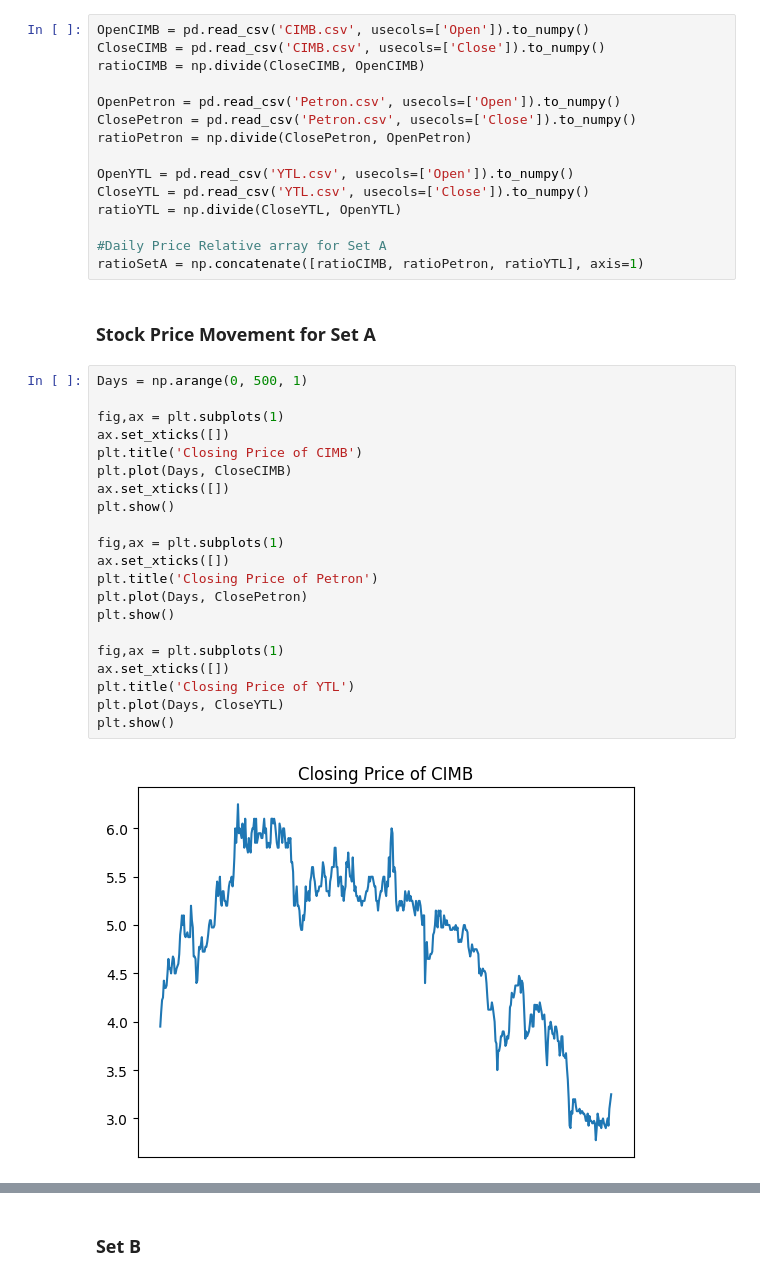
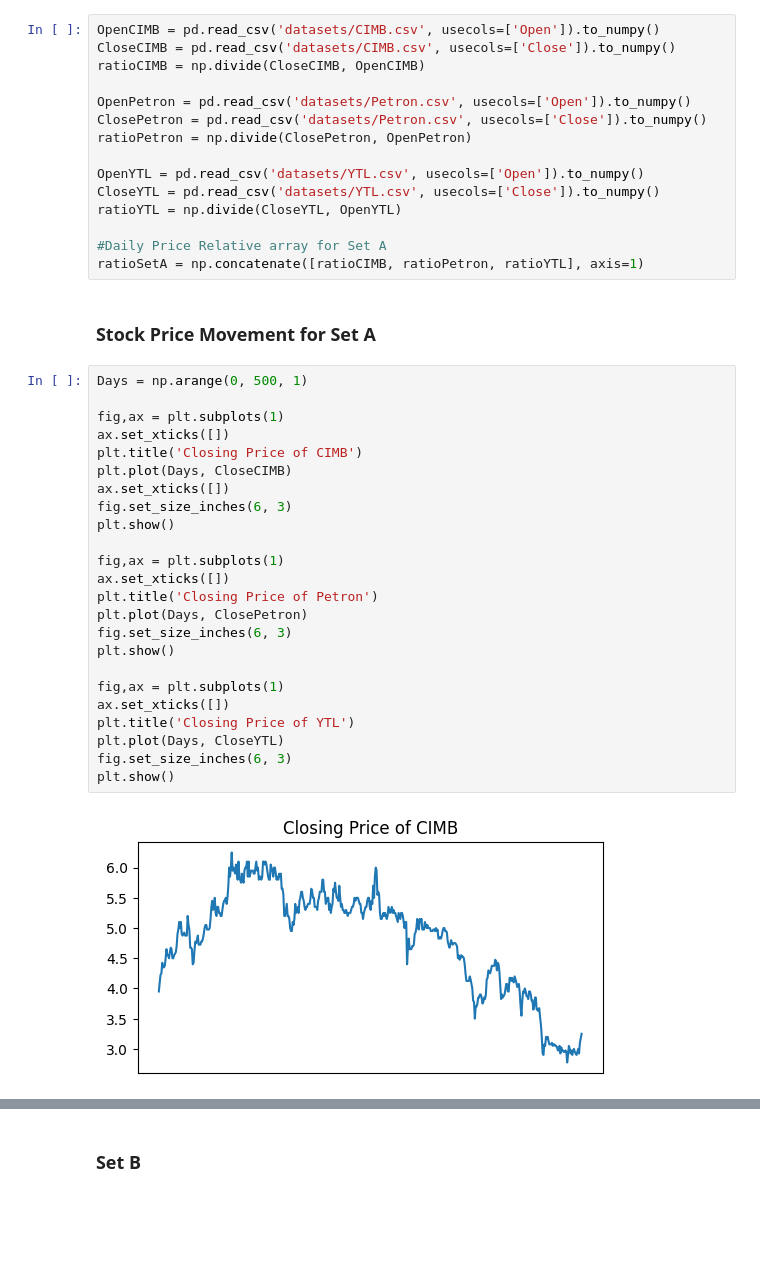
Before and after one commit to hzmzk/universal_portfolio, a Jupyter notebook: universal_portfolio_hilbert_matrix.ipynb, the cells around one changed output, grey strips where cells are left out. Saved outputs shown, nothing was run; the diff lists cells and outputs as text; blank space fills up the shorter version.

```diff
--- a/universal_portfolio_hilbert_matrix.ipynb
+++ b/universal_portfolio_hilbert_matrix.ipynb
@@ -166,16 +166,16 @@ def percentage(wealth):
 # %% [markdown]
 ### Set A
 # %%
-OpenCIMB = pd.read_csv('CIMB.csv', usecols=['Open']).to_numpy()
-CloseCIMB = pd.read_csv('CIMB.csv', usecols=['Close']).to_numpy()
+OpenCIMB = pd.read_csv('datasets/CIMB.csv', usecols=['Open']).to_numpy()
+CloseCIMB = pd.read_csv('datasets/CIMB.csv', usecols=['Close']).to_numpy()
 ratioCIMB = np.divide(CloseCIMB, OpenCIMB)
 
-OpenPetron = pd.read_csv('Petron.csv', usecols=['Open']).to_numpy()
-ClosePetron = pd.read_csv('Petron.csv', usecols=['Close']).to_numpy()
+OpenPetron = pd.read_csv('datasets/Petron.csv', usecols=['Open']).to_numpy()
+ClosePetron = pd.read_csv('datasets/Petron.csv', usecols=['Close']).to_numpy()
 ratioPetron = np.divide(ClosePetron, OpenPetron)
 
-OpenYTL = pd.read_csv('YTL.csv', usecols=['Open']).to_numpy()
-CloseYTL = pd.read_csv('YTL.csv', usecols=['Close']).to_numpy()
+OpenYTL = pd.read_csv('datasets/YTL.csv', usecols=['Open']).to_numpy()
+CloseYTL = pd.read_csv('datasets/YTL.csv', usecols=['Close']).to_numpy()
 ratioYTL = np.divide(CloseYTL, OpenYTL)
 
 #Daily Price Relative array for Set A
@@ -185,23 +185,26 @@ ratioSetA = np.concatenate([ratioCIMB, ratioPetron, ratioYTL], axis=1)
 # %%
 Days = np.arange(0, 500, 1)
 
 fig,ax = plt.subplots(1)
 ax.set_xticks([])
 plt.title('Closing Price of CIMB')
 plt.plot(Days, CloseCIMB)
 ax.set_xticks([])
+fig.set_size_inches(6, 3)
 plt.show()
 
 fig,ax = plt.subplots(1)
 ax.set_xticks([])
 plt.title('Closing Price of Petron')
 plt.plot(Days, ClosePetron)
+fig.set_size_inches(6, 3)
 plt.show()
 
 fig,ax = plt.subplots(1)
 ax.set_xticks([])
 plt.title('Closing Price of YTL')
 plt.plot(Days, CloseYTL)
+fig.set_size_inches(6, 3)
 plt.show()
 # %% [output]
-[figure, old version]
+[figure, new version]
```
Also changed, not shown: parts of 6 cells of this notebook, 9 other files.
